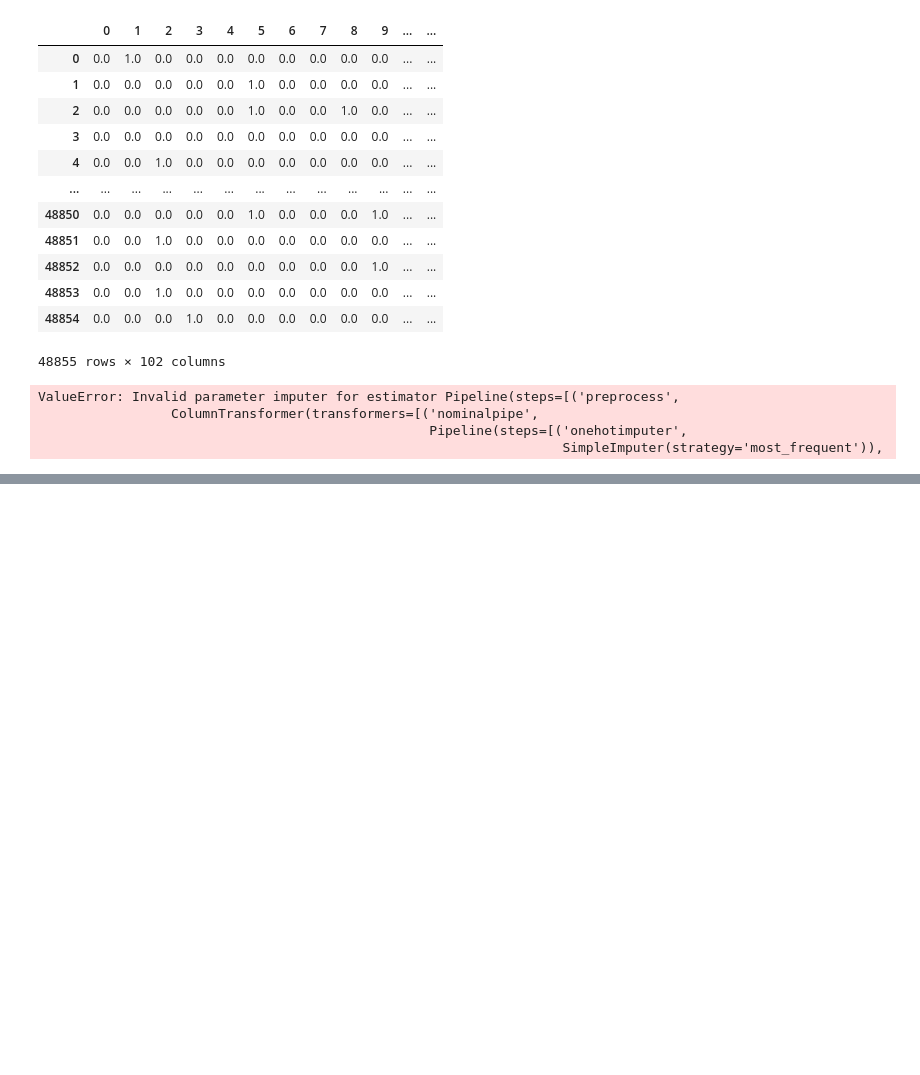
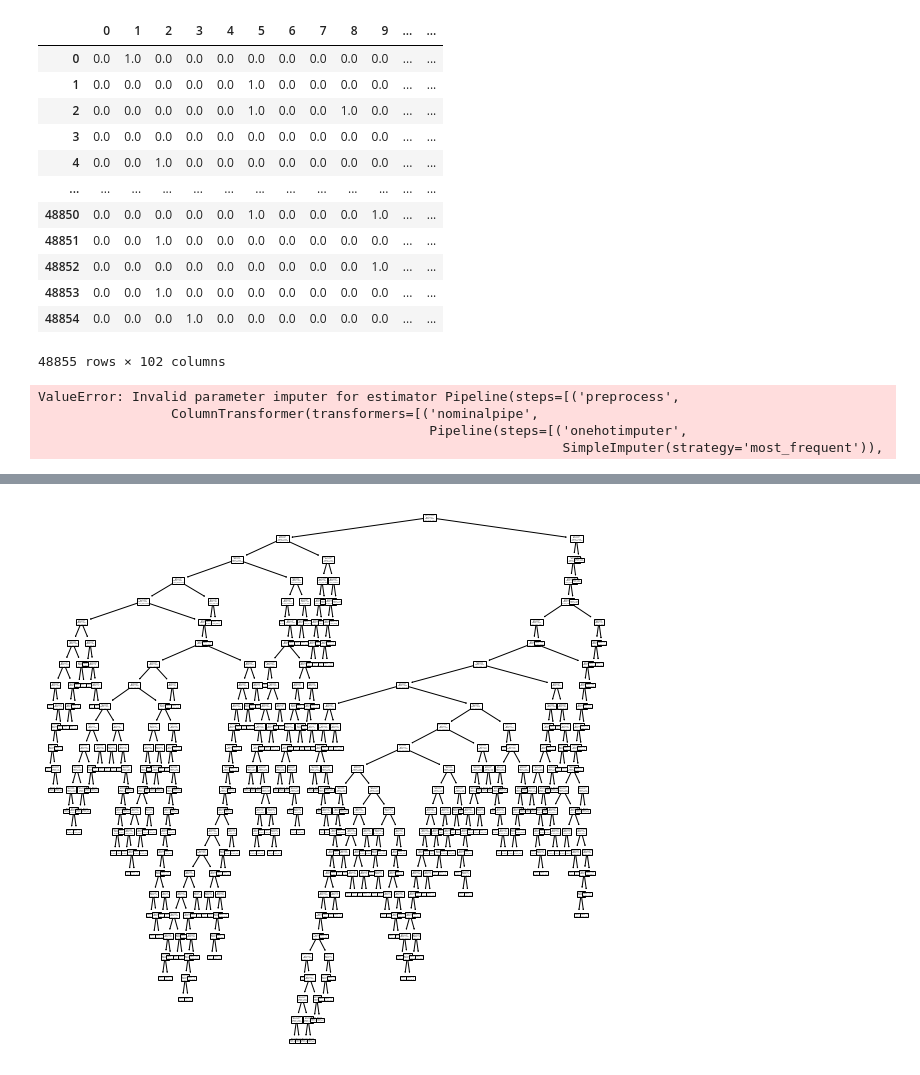
Before and after one commit to Krispy3/MushroomClassifier, a Jupyter notebook: MushWkbk.ipynb, the cells around one changed output, grey strips where cells are left out. Cells and saved outputs as stored; diff of their text form; code cells hidden in the pictures; blank space fills up the shorter version.

Commit message:
second model, decision tree added

```diff
--- a/MushWkbk.ipynb
+++ b/MushWkbk.ipynb
@@ -233,3 +237,13 @@ ValueError: Invalid parameter imputer for estimator Pipeline(steps=[('preprocess
                  ColumnTransformer(transformers=[('nominalpipe',
                                                   Pipeline(steps=[('onehotimputer',
                                                                    SimpleImputer(strategy='most_frequent')),
+# %%
+# Allow it to run the full default hyperparameters
+tree_clf = DecisionTreeClassifier(max_depth=25,random_state=42)
+
+model_pipe3 = Pipeline([('preprocess', ct), ('d_tree', tree_clf)])
+model_pipe3.fit(X_train, y_train)
+
+# Accuracy on training data & test data
+print('Training:', model_pipe3.score(X_train, y_train))
+print('Testing:', model_pipe3.score(X_test, y_test))
@@ -235,0 +279,5 @@ ValueError: Invalid parameter imputer for estimator Pipeline(steps=[('preprocess
+# %%
+f, ax = plt.subplots(figsize=(10, 10))
+plot_tree(tree_clf, ax=ax);
+# %% [output]
+[figure, added]
```
Also changed, not shown: parts of 3 cells of this notebook.
